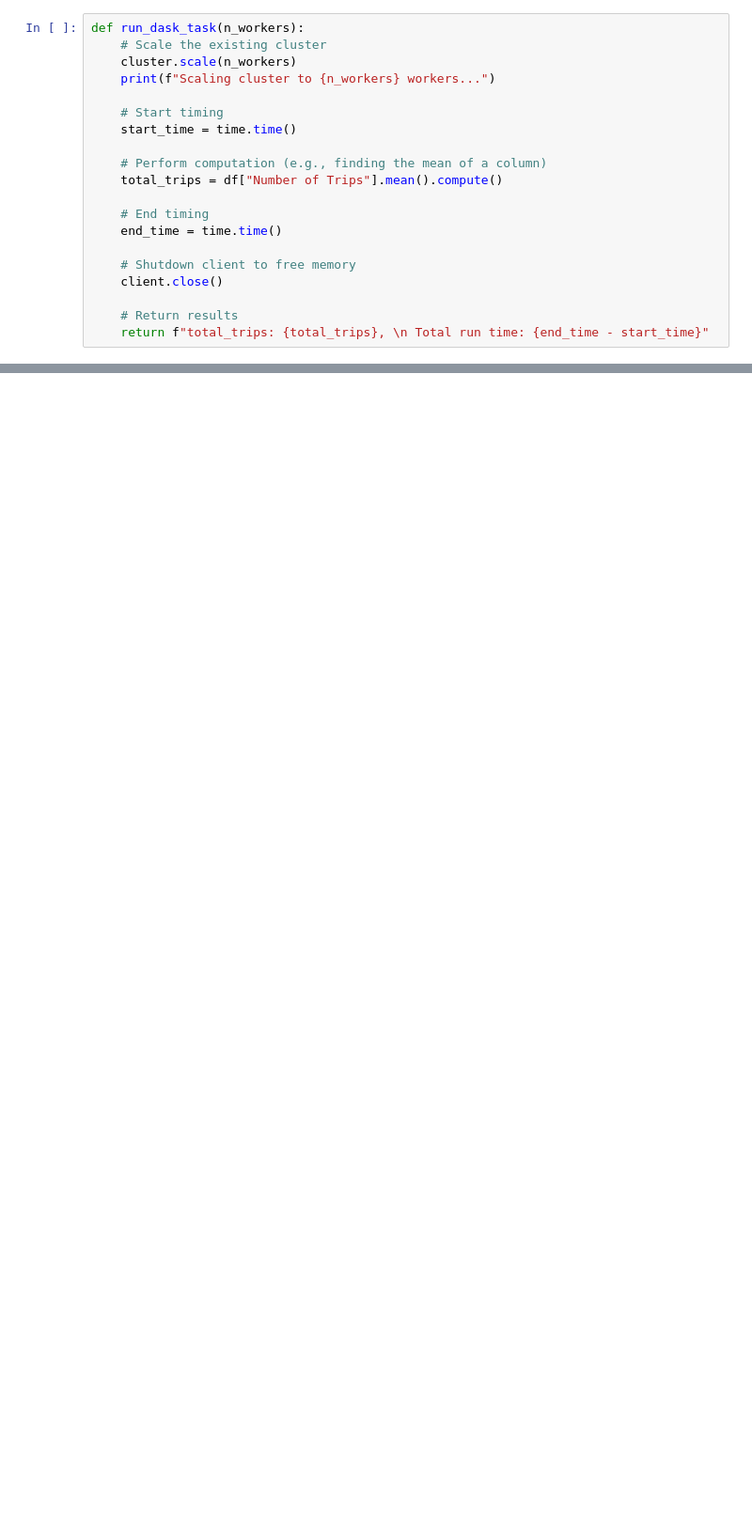
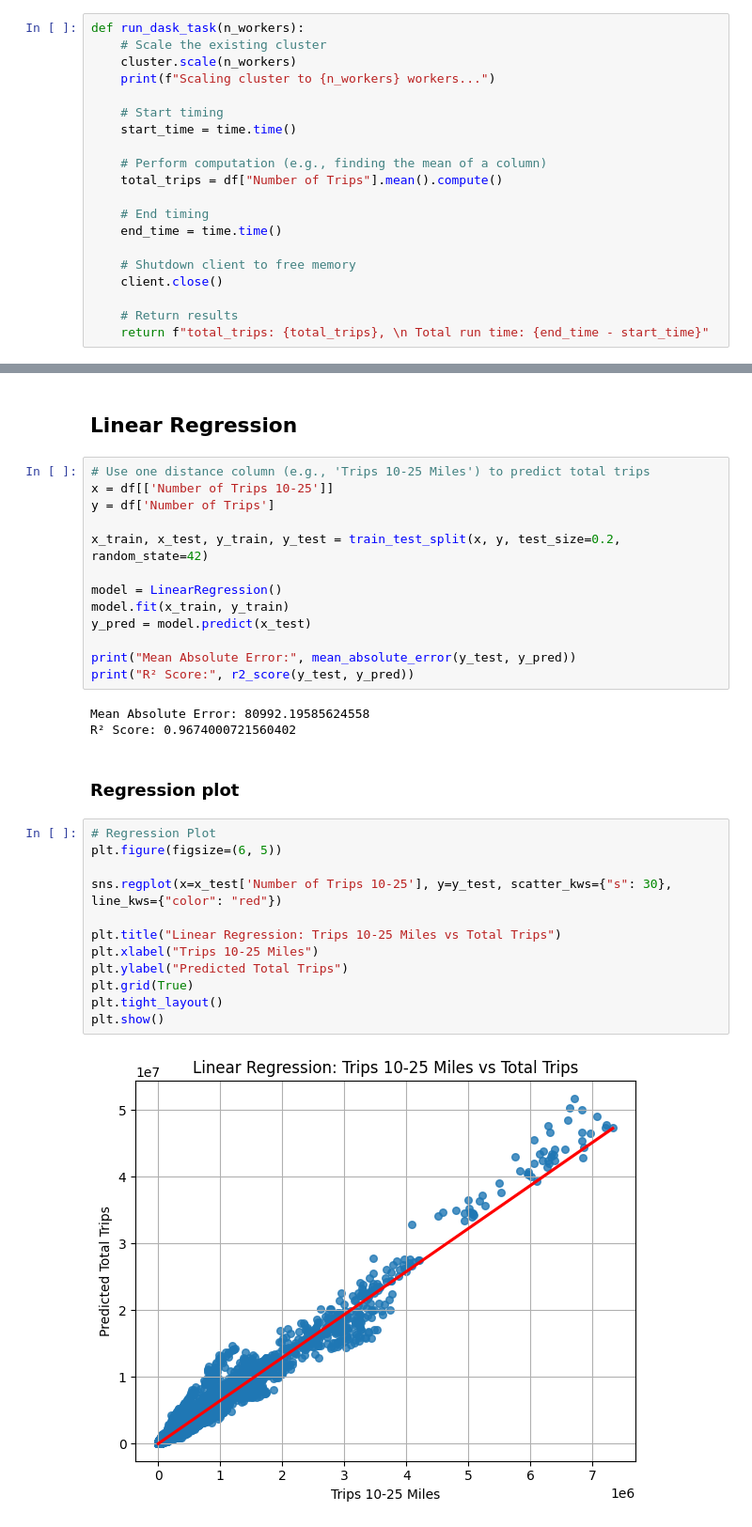
Before and after one commit to SAK-Dev21/Data-Science-Coursework, a Jupyter notebook: testing files/distance-analysis-dataset.ipynb, the cells around one changed output, grey strips where cells are left out. Shown at 94% size. Drawn from its saved outputs; the diff is of its cells as text; blank space fills up the shorter version.

```diff
--- a/testing files/distance-analysis-dataset.ipynb
+++ b/testing files/distance-analysis-dataset.ipynb
@@ -71,0 +110,34 @@ Scaling cluster to 20 workers...
+# %% [markdown]
+## Linear Regression
+# %%
+# Use one distance column (e.g., 'Trips 10-25 Miles') to predict total trips
+x = df[['Number of Trips 10-25']]
+y = df['Number of Trips']
+
+x_train, x_test, y_train, y_test = train_test_split(x, y, test_size=0.2, random_state=42)
+
+model = LinearRegression()
+model.fit(x_train, y_train)
+y_pred = model.predict(x_test)
+
+print("Mean Absolute Error:", mean_absolute_error(y_test, y_pred))
+print("R² Score:", r2_score(y_test, y_pred))
+# %% [output]
+Mean Absolute Error: 80992.19585624558
+R² Score: 0.9674000721560402
+# %% [markdown]
+### Regression plot
+# %%
+# Regression Plot
+plt.figure(figsize=(6, 5))
+
+sns.regplot(x=x_test['Number of Trips 10-25'], y=y_test, scatter_kws={"s": 30}, line_kws={"color": "red"})
+
+plt.title("Linear Regression: Trips 10-25 Miles vs Total Trips")
+plt.xlabel("Trips 10-25 Miles")
+plt.ylabel("Predicted Total Trips")
+plt.grid(True)
+plt.tight_layout()
+plt.show()
+# %% [output]
+[figure, added]
```
Also changed, not shown: parts of 24 cells of this notebook, 7 other files.
